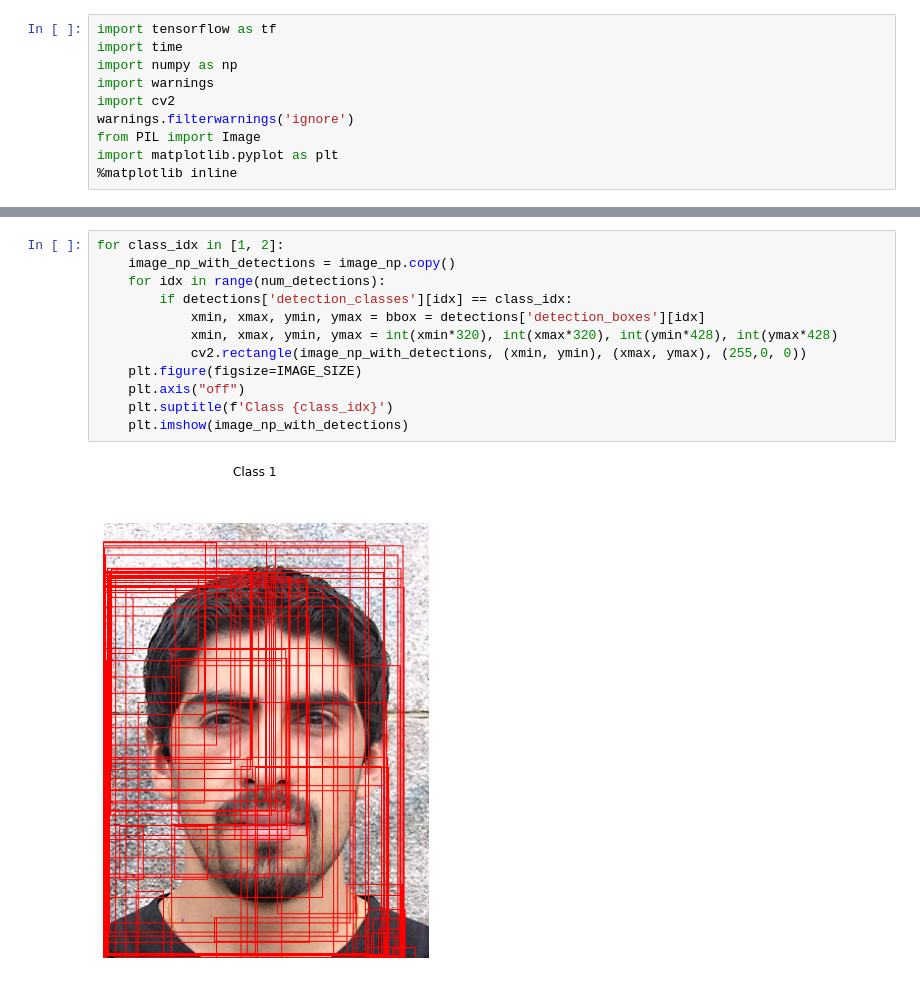
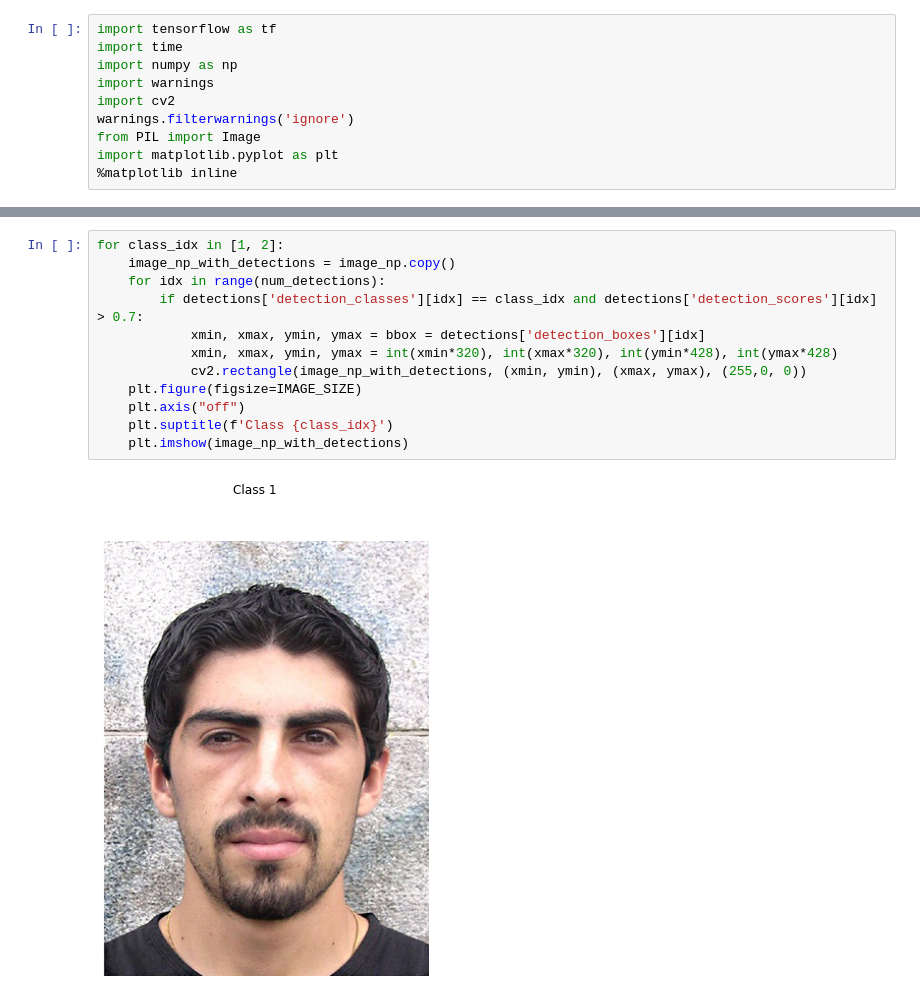
Before and after one commit to Ritvik19/Implemented-Data-Science, a Jupyter notebook: TF-OD-API.ipynb, the cells around one changed output, grey strips where cells are left out. Drawn from its saved outputs; the diff is of its cells as text.

```diff
--- a/TF-OD-API.ipynb
+++ b/TF-OD-API.ipynb
@@ -483,14 +435,14 @@ Done!
 # %%
 for class_idx in [1, 2]:
     image_np_with_detections = image_np.copy()
     for idx in range(num_detections):
-        if detections['detection_classes'][idx] == class_idx:
+        if detections['detection_classes'][idx] == class_idx and detections['detection_scores'][idx] > 0.7:
             xmin, xmax, ymin, ymax = bbox = detections['detection_boxes'][idx]
             xmin, xmax, ymin, ymax = int(xmin*320), int(xmax*320), int(ymin*428), int(ymax*428)
             cv2.rectangle(image_np_with_detections, (xmin, ymin), (xmax, ymax), (255,0, 0))
     plt.figure(figsize=IMAGE_SIZE)
     plt.axis("off")
     plt.suptitle(f'Class {class_idx}')
     plt.imshow(image_np_with_detections)
 # %% [output]
-[figure, old version]
+[figure, new version]
```
Also changed, not shown: parts of 7 cells of this notebook.
